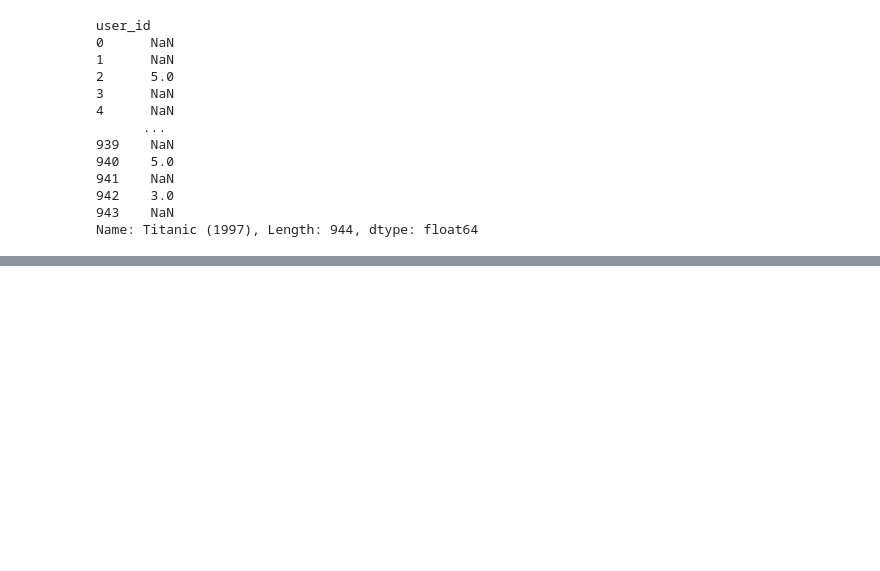
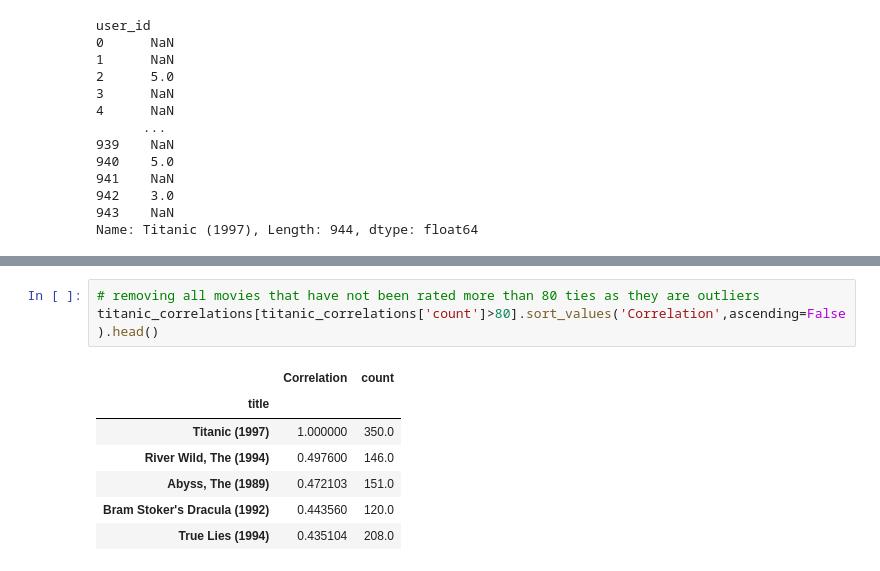
Before and after one commit to Devansh-Gupta-Official/movie-recommender-system, a Jupyter notebook: movie-recommender.ipynb, the cells around one changed output, grey strips where cells are left out. Drawn from its saved outputs; the diff is of its cells as text; blank space fills up the shorter version.

```diff
--- a/movie-recommender.ipynb
+++ b/movie-recommender.ipynb
@@ -367,0 +423,11 @@ Name: Titanic (1997), Length: 944, dtype: float64
+# %%
+# removing all movies that have not been rated more than 80 ties as they are outliers
+titanic_correlations[titanic_correlations['count']>80].sort_values('Correlation',ascending=False).head()
+# %% [output]
+|  | Correlation | count |
+| title |  |  |
+| Titanic (1997) | 1.000000 | 350.0 |
+| River Wild, The (1994) | 0.497600 | 146.0 |
+| Abyss, The (1989) | 0.472103 | 151.0 |
+| Bram Stoker's Dracula (1992) | 0.443560 | 120.0 |
+| True Lies (1994) | 0.435104 | 208.0 |
```
Also changed, not shown: parts of 3 cells of this notebook.
